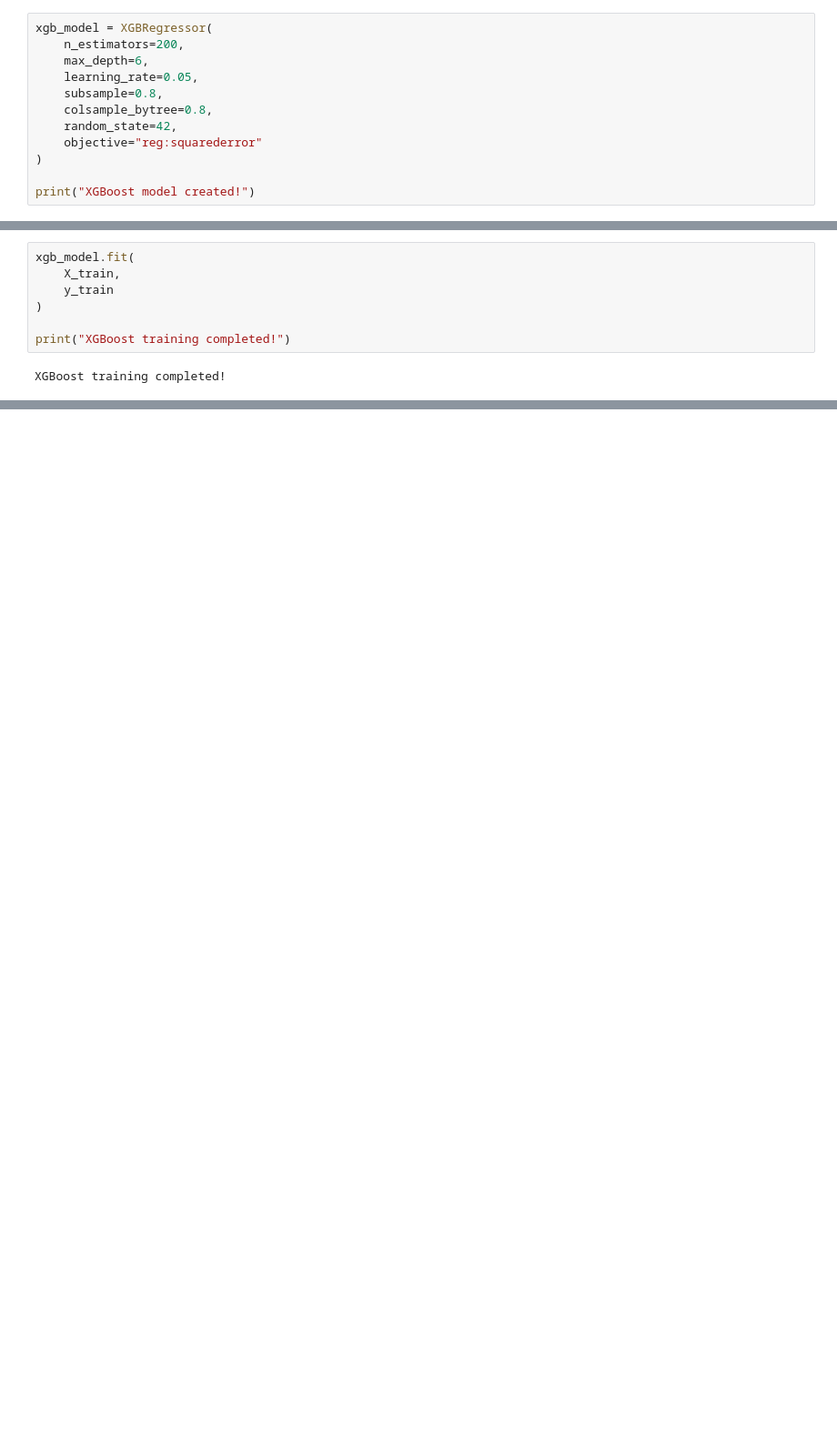
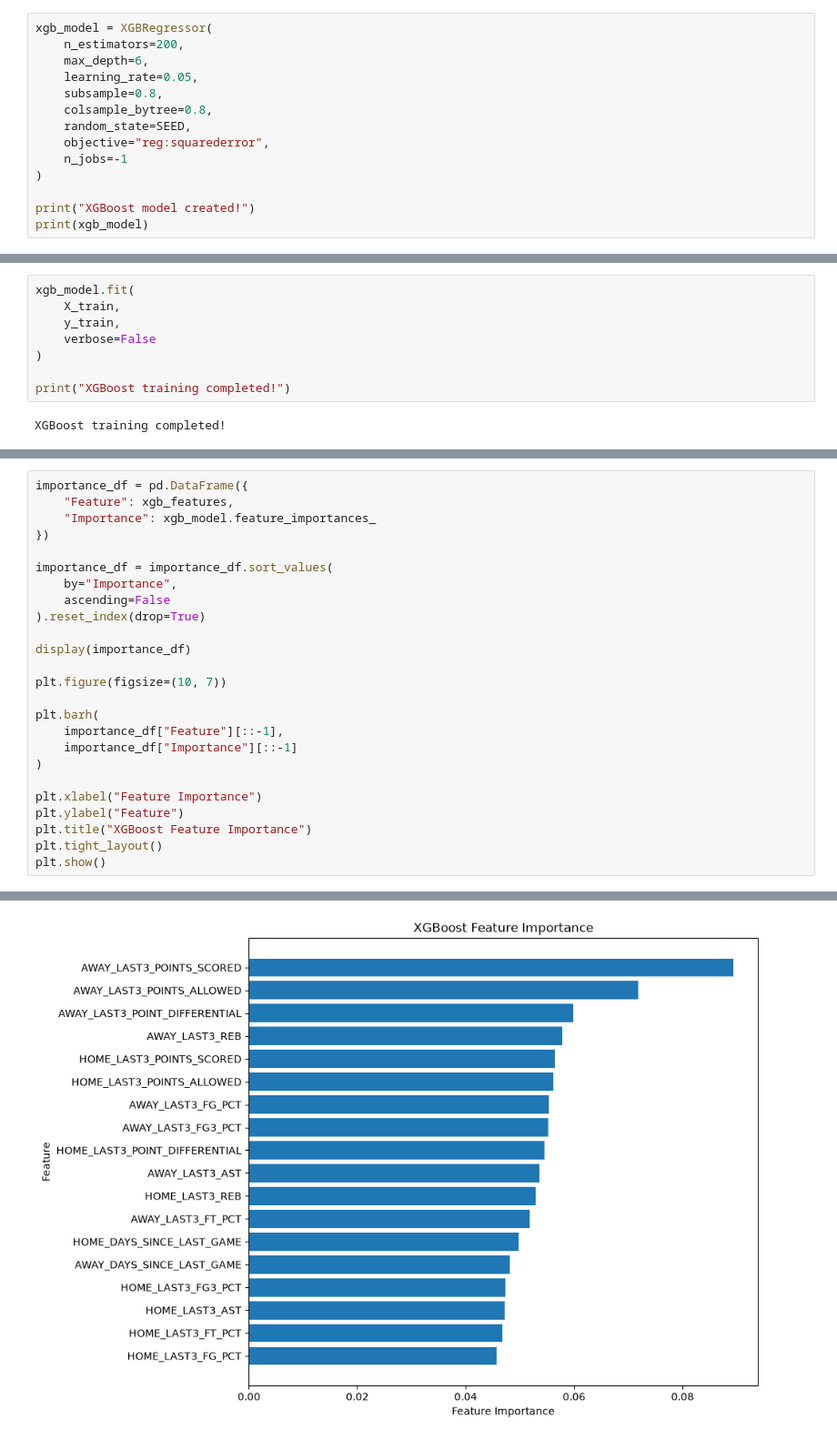
Before and after one commit to SSK1703/nba_sports_gambling, a Jupyter notebook: notebooks/04_model_training/XGBoost.ipynb, the cells around one changed output, grey strips where cells are left out. Shown at 91% size. Saved outputs shown, nothing was run; the diff lists cells and outputs as text; blank space fills up the shorter version.

Commit message:
Add XGBoost model training and evaluation

```diff
--- a/notebooks/04_model_training/XGBoost.ipynb
+++ b/notebooks/04_model_training/XGBoost.ipynb
@@ -89,10 +199,12 @@ xgb_model = XGBRegressor(
     learning_rate=0.05,
     subsample=0.8,
     colsample_bytree=0.8,
-    random_state=42,
-    objective="reg:squarederror"
+    random_state=SEED,
+    objective="reg:squarederror",
+    n_jobs=-1
 )
 
 print("XGBoost model created!")
+print(xgb_model)
 # %% [output]
 XGBoost model created!
@@ -99,7 +222,8 @@ XGBoost model created!
 # %%
 xgb_model.fit(
     X_train,
-    y_train
+    y_train,
+    verbose=False
 )
 
 print("XGBoost training completed!")
@@ -247,0 +321,26 @@ dtype: float32
+# %%
+importance_df = pd.DataFrame({
+    "Feature": xgb_features,
+    "Importance": xgb_model.feature_importances_
+})
+
+importance_df = importance_df.sort_values(
+    by="Importance",
+    ascending=False
+).reset_index(drop=True)
+
+display(importance_df)
+
+plt.figure(figsize=(10, 7))
+
+plt.barh(
+    importance_df["Feature"][::-1],
+    importance_df["Importance"][::-1]
+)
+
+plt.xlabel("Feature Importance")
+plt.ylabel("Feature")
+plt.title("XGBoost Feature Importance")
+plt.tight_layout()
+plt.show()
+# %% [output]
@@ -247,0 +364 @@ dtype: float32
+[figure, added]
```
Also changed, not shown: parts of 25 cells of this notebook.
